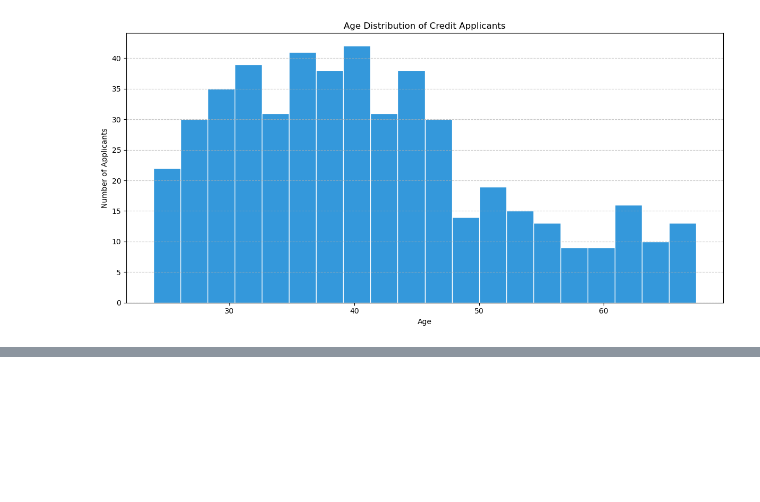
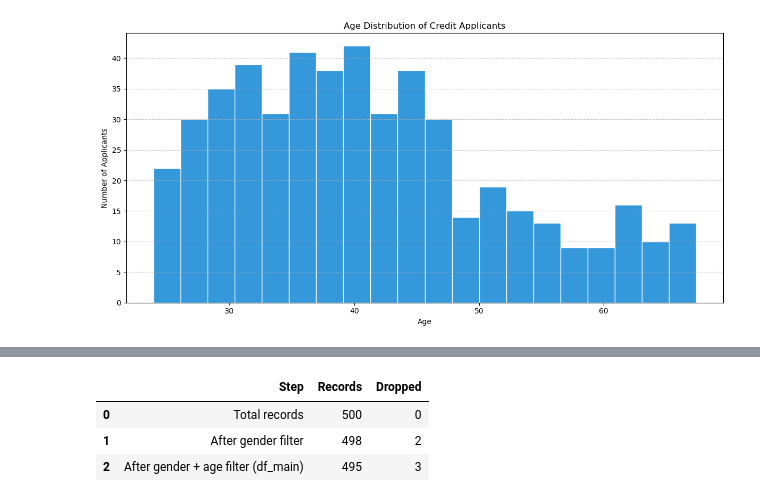
Before and after one commit to margarida-passos-cunha/dego-project-team9, a Jupyter notebook: notebooks/02-bias-analysis.ipynb, the cells around one changed output, grey strips where cells are left out. Saved outputs shown, nothing was run; the diff lists cells and outputs as text; code cells hidden in the pictures; blank space fills up the shorter version.

Commit message:
Define main analysis cohort and document filtering summary

```diff
--- a/notebooks/02-bias-analysis.ipynb
+++ b/notebooks/02-bias-analysis.ipynb
@@ -99,0 +107,29 @@ plt.show()
+# %%
+# Define main cohort used for the bias analysis
+
+total_records = len(df)
+
+# keep only applicants with binary gender (Male / Female)
+gender_filter = df["gender"].isin(["Male", "Female"])
+records_after_gender_filter = gender_filter.sum()
+
+# ensure age is available for age-related analysis
+age_filter = df["age"].notna()
+records_after_age_filter = (gender_filter & age_filter).sum()
+
+# create main analysis dataset
+df_main = df[gender_filter & age_filter].copy()
+
+# summary of filtering steps
+cohort_summary = pd.DataFrame({
+    "Step": ["Total records","After gender filter","After gender + age filter (df_main)"],
+    "Records": [total_records,int(records_after_gender_filter),int(records_after_age_filter)],
+    "Dropped": [0,int(total_records - records_after_gender_filter),int(records_after_gender_filter - records_after_age_filter)]
+})
+
+cohort_summary
+# %% [output]
+|  | Step | Records | Dropped |
+| 0 | Total records | 500 | 0 |
+| 1 | After gender filter | 498 | 2 |
+| 2 | After gender + age filter (df_main) | 495 | 3 |
```
Also changed, not shown: parts of 1 cell of this notebook.
